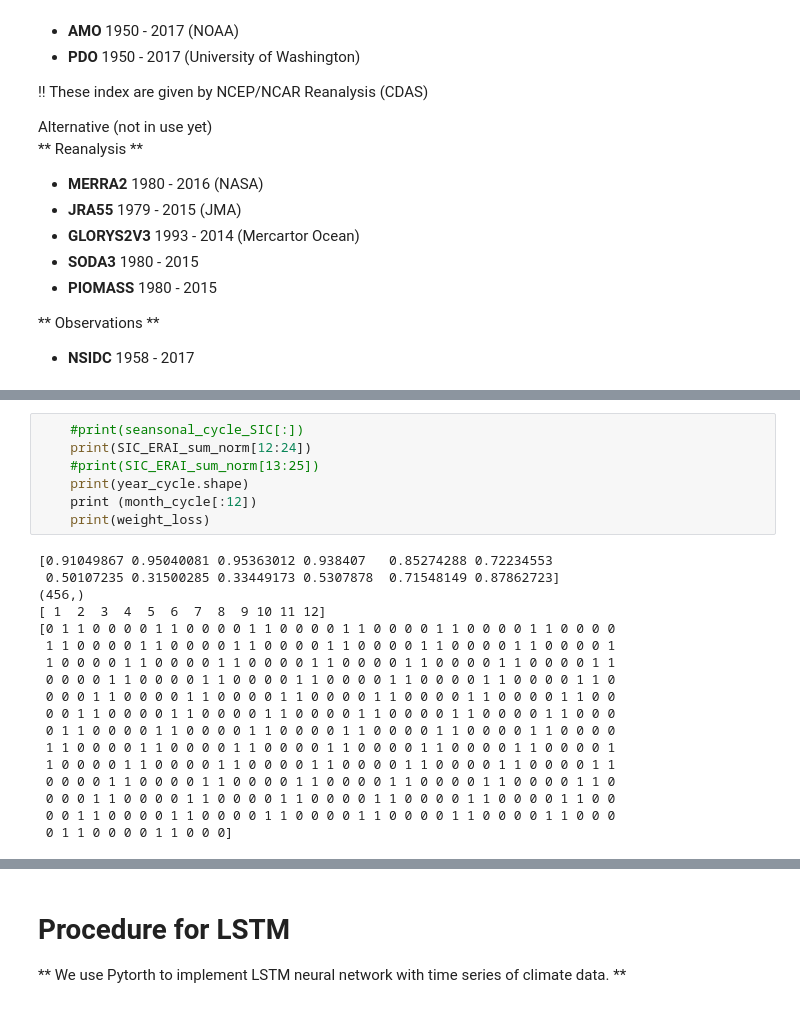
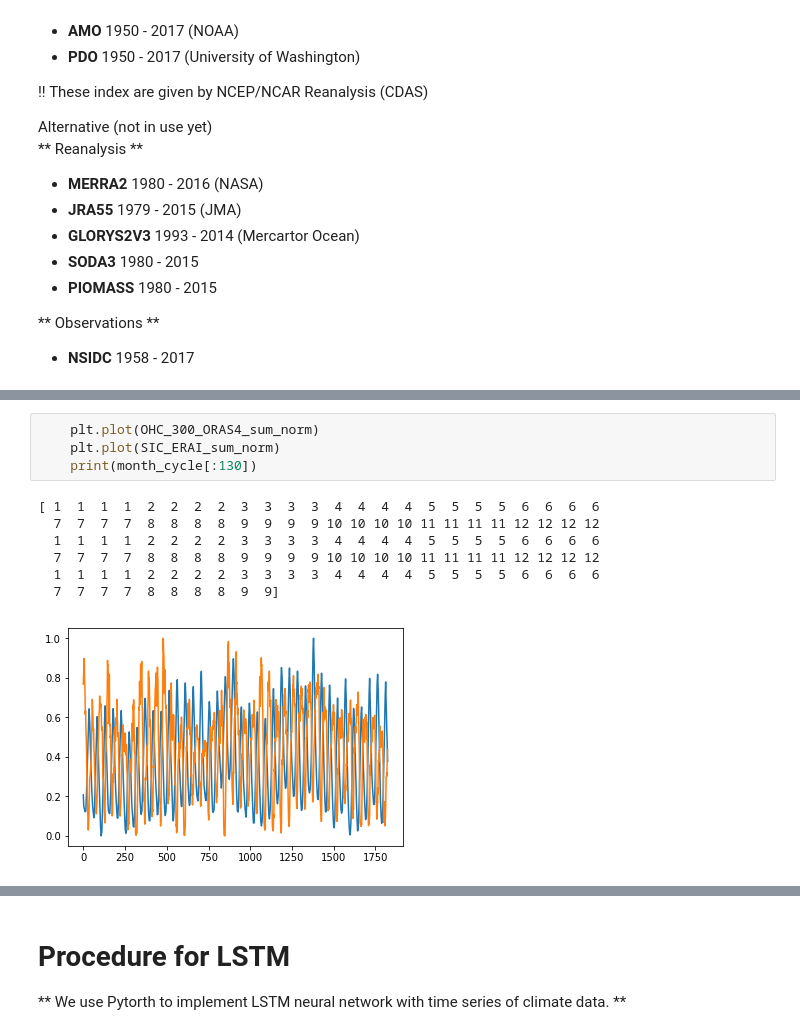
Before and after one commit to geek-yang/DeepArctic, a Jupyter notebook: TimeSeries/Weekly/series_LSTM_single_time_2SIC_region.ipynb, the cells around one changed output, grey strips where cells are left out. Drawn from its saved outputs; the diff is of its cells as text.

```diff
--- a/TimeSeries/Weekly/series_LSTM_single_time_2SIC_region.ipynb
+++ b/TimeSeries/Weekly/series_LSTM_single_time_2SIC_region.ipynb
@@ -248,28 +281,15 @@ if __name__=="__main__":
 =========================   normalize data   ===========================
 ====================    A series of time (index)    ====================
 ===================  artificial data for evaluation ====================
-# %%
-    #print(seansonal_cycle_SIC[:])
-    print(SIC_ERAI_sum_norm[12:24])
-    #print(SIC_ERAI_sum_norm[13:25])
-    print(year_cycle.shape)
-    print (month_cycle[:12])
-    print(weight_loss)
-# %% [output]
-[0.91049867 0.95040081 0.95363012 0.938407   0.85274288 0.72234553
- 0.50107235 0.31500285 0.33449173 0.5307878  0.71548149 0.87862723]
-(456,)
-[ 1  2  3  4  5  6  7  8  9 10 11 12]
-[0 1 1 0 0 0 0 1 1 0 0 0 0 1 1 0 0 0 0 1 1 0 0 0 0 1 1 0 0 0 0 1 1 0 0 0 0
- 1 1 0 0 0 0 1 1 0 0 0 0 1 1 0 0 0 0 1 1 0 0 0 0 1 1 0 0 0 0 1 1 0 0 0 0 1
- 1 0 0 0 0 1 1 0 0 0 0 1 1 0 0 0 0 1 1 0 0 0 0 1 1 0 0 0 0 1 1 0 0 0 0 1 1
- 0 0 0 0 1 1 0 0 0 0 1 1 0 0 0 0 1 1 0 0 0 0 1 1 0 0 0 0 1 1 0 0 0 0 1 1 0
- 0 0 0 1 1 0 0 0 0 1 1 0 0 0 0 1 1 0 0 0 0 1 1 0 0 0 0 1 1 0 0 0 0 1 1 0 0
- 0 0 1 1 0 0 0 0 1 1 0 0 0 0 1 1 0 0 0 0 1 1 0 0 0 0 1 1 0 0 0 0 1 1 0 0 0
- 0 1 1 0 0 0 0 1 1 0 0 0 0 1 1 0 0 0 0 1 1 0 0 0 0 1 1 0 0 0 0 1 1 0 0 0 0
- 1 1 0 0 0 0 1 1 0 0 0 0 1 1 0 0 0 0 1 1 0 0 0 0 1 1 0 0 0 0 1 1 0 0 0 0 1
- 1 0 0 0 0 1 1 0 0 0 0 1 1 0 0 0 0 1 1 0 0 0 0 1 1 0 0 0 0 1 1 0 0 0 0 1 1
- 0 0 0 0 1 1 0 0 0 0 1 1 0 0 0 0 1 1 0 0 0 0 1 1 0 0 0 0 1 1 0 0 0 0 1 1 0
- 0 0 0 1 1 0 0 0 0 1 1 0 0 0 0 1 1 0 0 0 0 1 1 0 0 0 0 1 1 0 0 0 0 1 1 0 0
- 0 0 1 1 0 0 0 0 1 1 0 0 0 0 1 1 0 0 0 0 1 1 0 0 0 0 1 1 0 0 0 0 1 1 0 0 0
- 0 1 1 0 0 0 0 1 1 0 0 0]
+# %%
+    plt.plot(OHC_300_ORAS4_sum_norm)
+    plt.plot(SIC_ERAI_sum_norm)
+    print(month_cycle[:130])
+# %% [output]
+[ 1  1  1  1  2  2  2  2  3  3  3  3  4  4  4  4  5  5  5  5  6  6  6  6
+  7  7  7  7  8  8  8  8  9  9  9  9 10 10 10 10 11 11 11 11 12 12 12 12
+  1  1  1  1  2  2  2  2  3  3  3  3  4  4  4  4  5  5  5  5  6  6  6  6
+  7  7  7  7  8  8  8  8  9  9  9  9 10 10 10 10 11 11 11 11 12 12 12 12
+  1  1  1  1  2  2  2  2  3  3  3  3  4  4  4  4  5  5  5  5  6  6  6  6
+  7  7  7  7  8  8  8  8  9  9]
+[figure, added]
```
Also changed, not shown: parts of 17 cells of this notebook, 1 other file.
